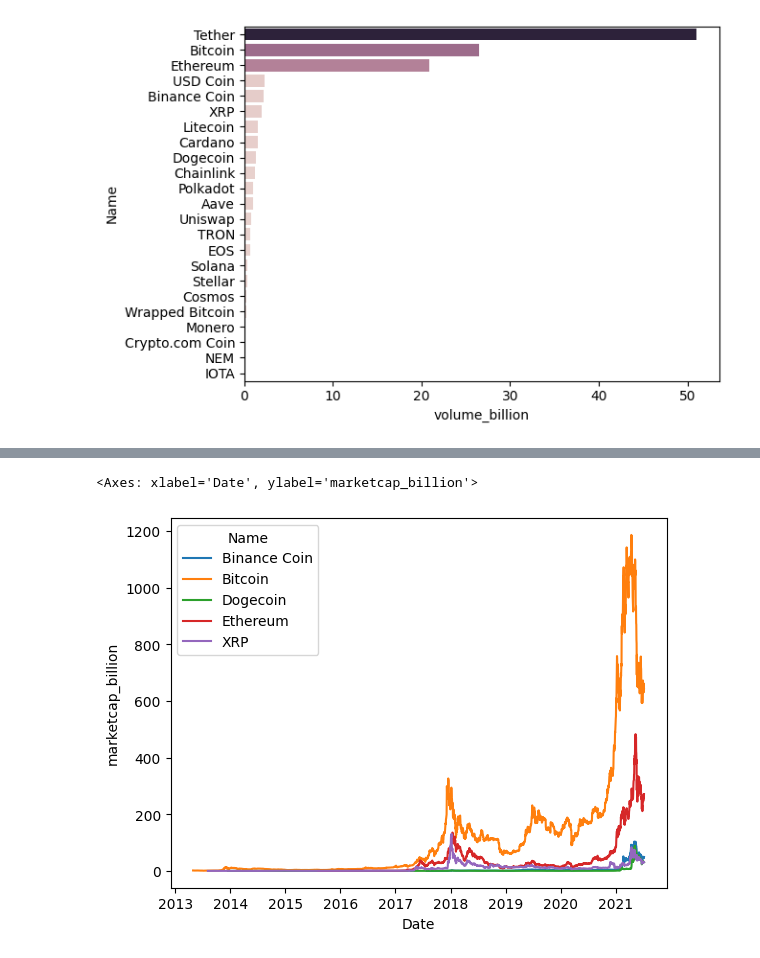
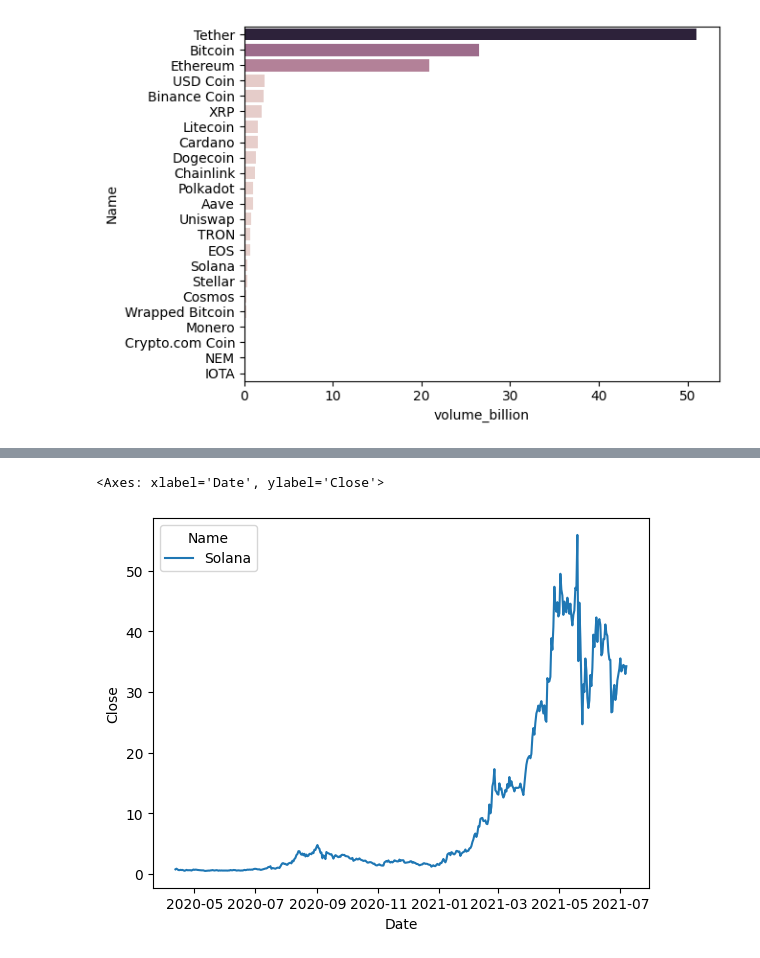
Before and after one commit to alejomaar/Network-Science-for-Data-Analytics, a Jupyter notebook: homework_1/cryptocurrencies.ipynb, the cells around one changed output, grey strips where cells are left out. Saved outputs shown, nothing was run; the diff lists cells and outputs as text; code cells hidden in the pictures.

Commit message:
feat: add plots

```diff
--- a/homework_1/cryptocurrencies.ipynb
+++ b/homework_1/cryptocurrencies.ipynb
@@ -38,3 +85,6 @@ memory usage: 3.1+ MB
 df['Date'] = pd.to_datetime(df['Date'])
 df['volume_billion'] = df['Volume'] / 1_000_000_000
 df['marketcap_billion'] = df['Marketcap'] / 1_000_000_000
+
+df['std_rolling_month'] = df['High'].rolling(window=30).std()
+df['std_rolling_year'] = df['High'].rolling(window=365).std()
@@ -73 +204,4 @@ sns.barplot(partial_df.sort_values(by="volume_billion", ascending=False), y="Nam
+# %%
+df['relative_difference'] = ((df["Close"] - df["Open"]) / df["Open"]) * 100
+df['abs_relative_difference'] = np.abs(df['relative_difference'])
 # %%
@@ -79,5 +227,5 @@ best_5 = top_5["Name"].to_list()
 # %%
-sns.lineplot(data=df[df.Name.isin(best_5)], x="Date", y="marketcap_billion", hue="Name")
+sns.lineplot(data=df[df.Name == "Solana"], x="Date", y="Close", hue="Name")
 # %% [output]
-<Axes: xlabel='Date', ylabel='marketcap_billion'>
+<Axes: xlabel='Date', ylabel='Close'>
-[figure, old version]
+[figure, new version]
```
Also changed, not shown: parts of 31 cells of this notebook.
